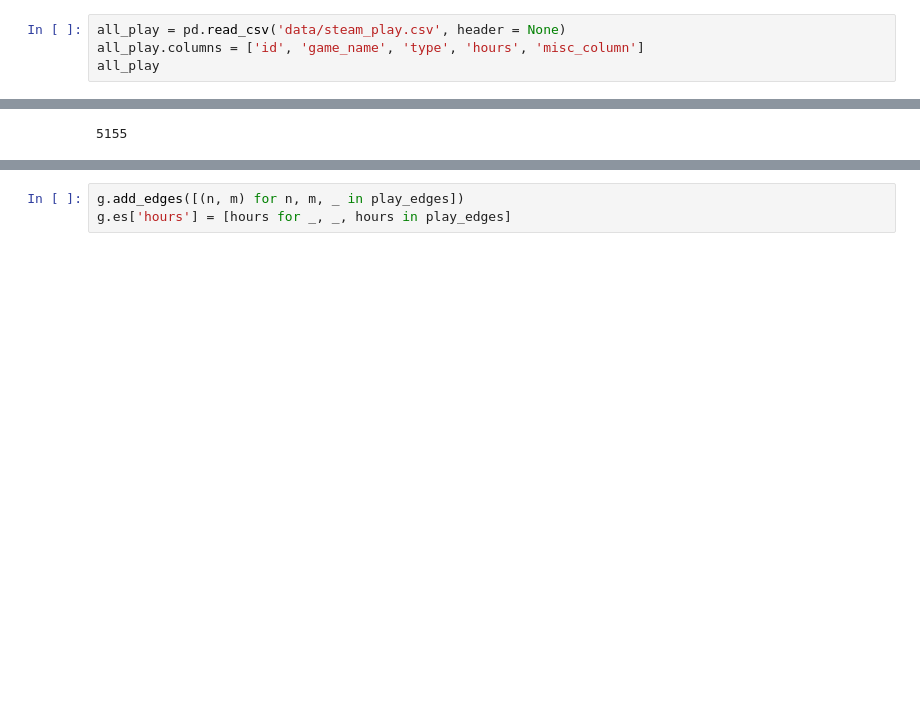
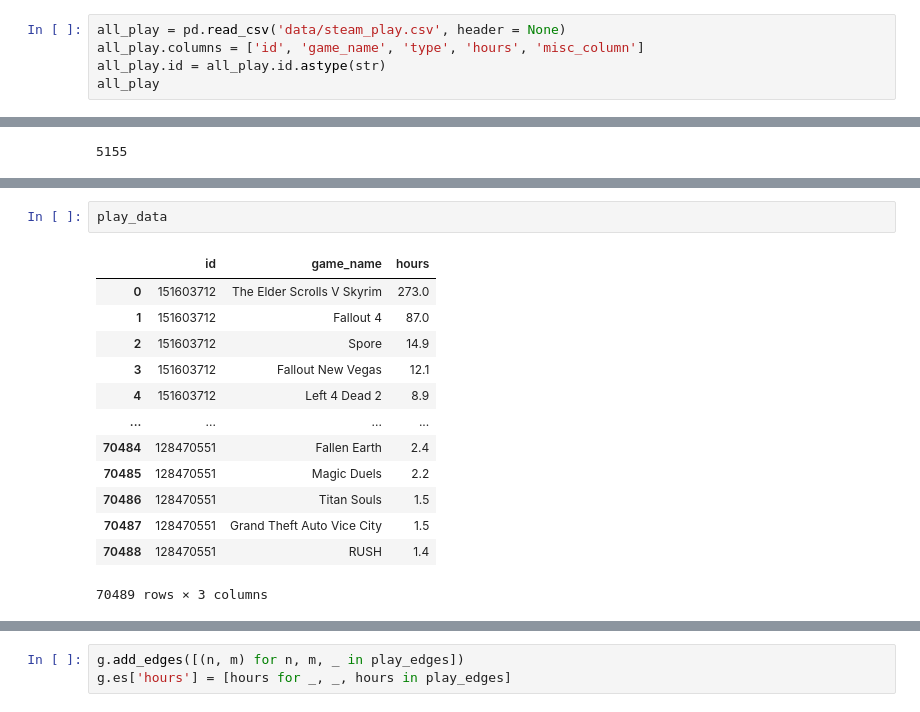
Before and after one commit to jrozra200/Graph-Data-Modeling-in-Python, a Jupyter notebook: CH03/03.3_From_relational_to_graph_databases.ipynb, the cells around one changed output, grey strips where cells are left out. Drawn from its saved outputs; the diff is of its cells as text; blank space fills up the shorter version.

```diff
--- a/CH03/03.3_From_relational_to_graph_databases.ipynb
+++ b/CH03/03.3_From_relational_to_graph_databases.ipynb
@@ -13,6 +13,7 @@ import pandas as pd
 # %%
 all_play = pd.read_csv('data/steam_play.csv', header = None)
 all_play.columns = ['id', 'game_name', 'type', 'hours', 'misc_column']
+all_play.id = all_play.id.astype(str)
 all_play
 # %% [output]
 |  | id | game_name | type | hours | misc_column |
@@ -134,0 +178,16 @@ play_edges = [[user_ids[user], game_ids[game], hours]
+# %%
+play_data
+# %% [output]
+|  | id | game_name | hours |
+| 0 | 151603712 | The Elder Scrolls V Skyrim | 273.0 |
+| 1 | 151603712 | Fallout 4 | 87.0 |
+| 2 | 151603712 | Spore | 14.9 |
+| 3 | 151603712 | Fallout New Vegas | 12.1 |
+| 4 | 151603712 | Left 4 Dead 2 | 8.9 |
+| ... | ... | ... | ... |
+| 70484 | 128470551 | Fallen Earth | 2.4 |
+| 70485 | 128470551 | Magic Duels | 2.2 |
+| 70486 | 128470551 | Titan Souls | 1.5 |
+| 70487 | 128470551 | Grand Theft Auto Vice City | 1.5 |
+| 70488 | 128470551 | RUSH | 1.4 |
+70489 rows × 3 columns
```
Also changed, not shown: parts of 14 cells of this notebook.
